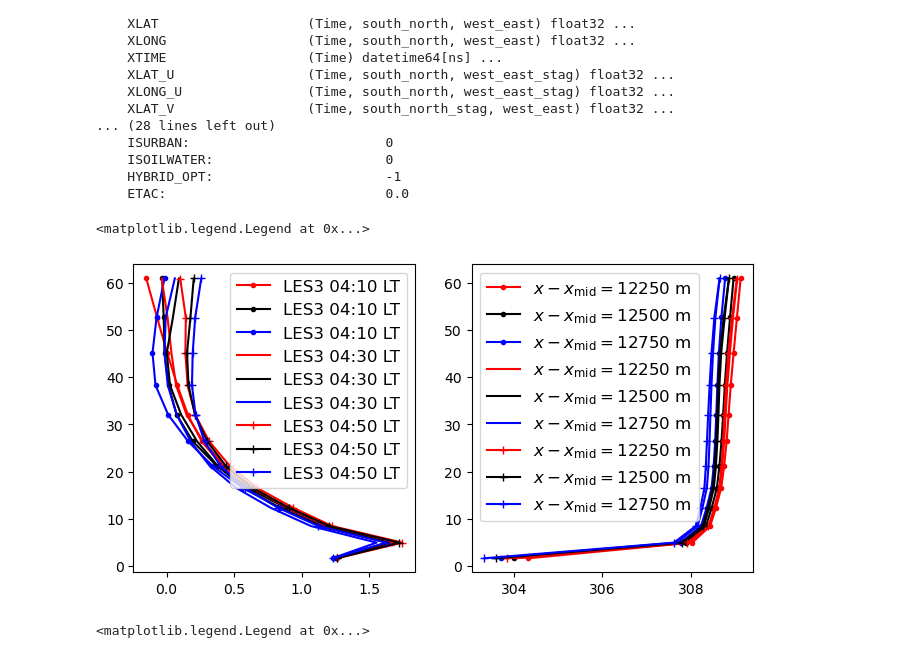
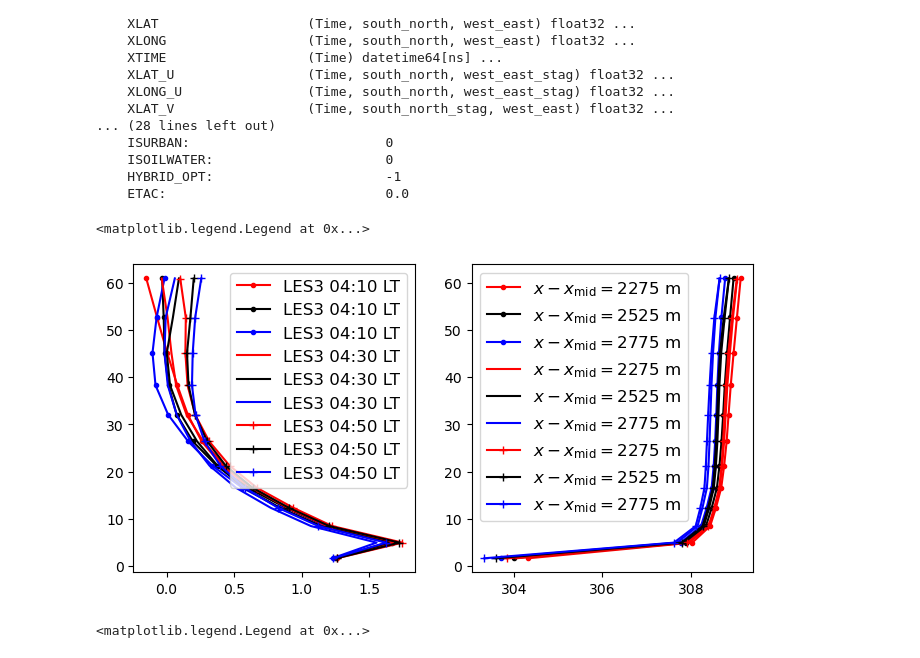
Before and after one commit to adconnolly/SlopeFlow, a Jupyter notebook: analysis/plot_profiles_SSandFullDev.ipynb, the cells around one changed output. Drawn from its saved outputs; the diff is of its cells as text; code cells hidden in the pictures.

```diff
--- a/analysis/plot_profiles_SSandFullDev.ipynb
+++ b/analysis/plot_profiles_SSandFullDev.ipynb
@@ -49,7 +49,8 @@ times = to_datetime(times, format='%Y-%m-%d_%H:%M:%S')
 # %%
 nx = ds.sizes['west_east_stag']
 dx = ds.attrs['DX']
-xplot = [9975 + 2525 - 5*dx, 9975 + 2525, 9975 + 2525 + 5*dx]
+xmid = (nx-1)/2*dx
+xplot = [xmid + 2525 - 5*dx, xmid + 2525, xmid + 2525 + 5*dx]
 xuv = np.arange(0,nx*dx,dx)
 xcv = np.arange(dx/2,nx*dx-dx/2,dx)
 ixs = [np.where(xuv == xp)[0][0] for xp in xplot]
@@ -59,35 +60,35 @@ try:
     print("deleted old figure")
     fig, axs = plt.subplots( 1, 2, figsize=(8, 4) )
 except:
     fig, axs = plt.subplots( 1, 2, figsize=(8, 4) )
 
 ztop = 50 # [m a.s.l.]
 ktop = 12 # just for speed, make sure higher than ztop everywhere
 
 timestyle=['.-','-','+-']
 loccolor= ['r','k','b']
 timelabels=times.strftime('%H:%M')
-loclabels=[str(int(xp)) for xp in xplot]
+loclabels=[str(int(xp-xmid)) for xp in xplot]
 
 for it, itime in enumerate(itimes):
     for i, ix in enumerate(ixs):
 
         zc, zu = zgrid(ds, itime, ktop, ix)
 
         u_wrf = ds['U'][itime,:ktop,:,ix].mean(dim="south_north")
         T_wrf = ds['T'][itime,:ktop,:,ix-1:ix+1].mean(dim="south_north") + 300 #- Tref - lapse*( zc + (xplot[1]-xplot[i])*np.tan(slope) )
 
         axs[0].plot(u_wrf,zu,timestyle[it]+loccolor[i],label=path[-4:]+' '+timelabels[it]+' LT')
 
         # axs[1].plot(T_wrf[:,0],zc[:,0]) # slightly uphill
         axs[1].plot(T_wrf.mean(axis=1),zc.mean(axis=1), timestyle[it]+loccolor[i],
                     label=r'$x-x_{\text{mid}}=$'+loclabels[i]+' m')
         # axs[1].plot(T_wrf[:,1],zc[:,1]) # slightly downhill
 axs[0].legend(fontsize=12)
 axs[1].legend(fontsize=12)
 # %% [output]
 <matplotlib.legend.Legend at 0x...>
-[figure, old version]
+[figure, new version]
 # %%
 handles,labels=axs[0].get_legend_handles_labels()
 axs[0].legend(ncol=1,handles=handles[1:9:3],
```
Also changed, not shown: parts of 1 cell of this notebook, 5 other files.
